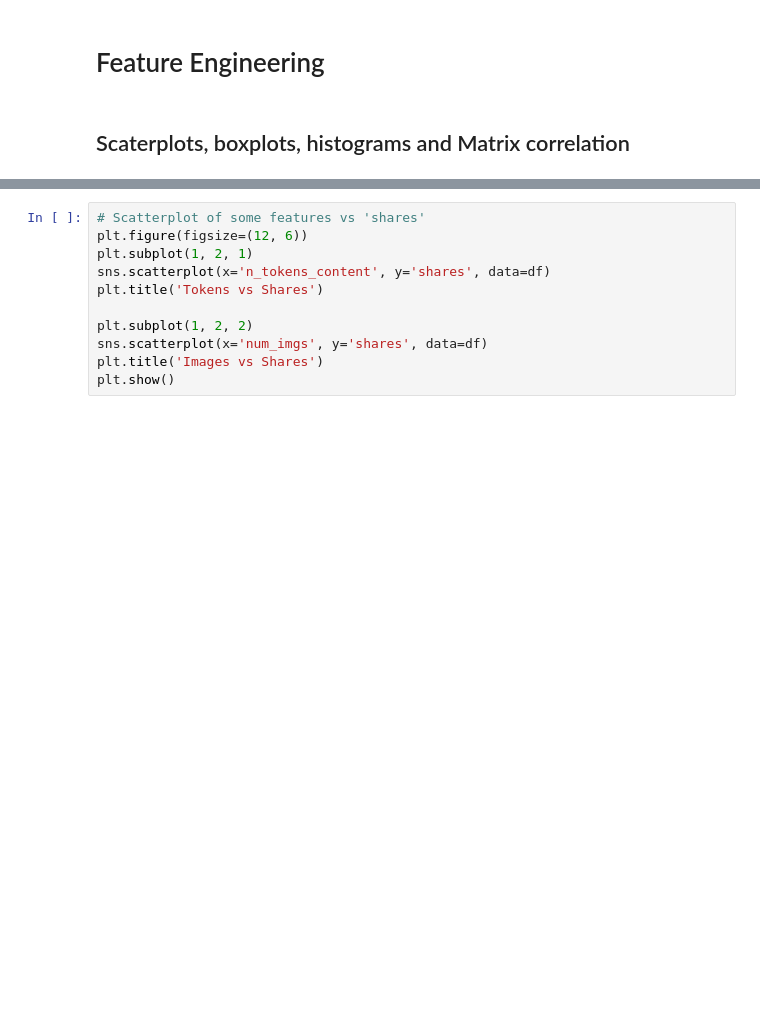
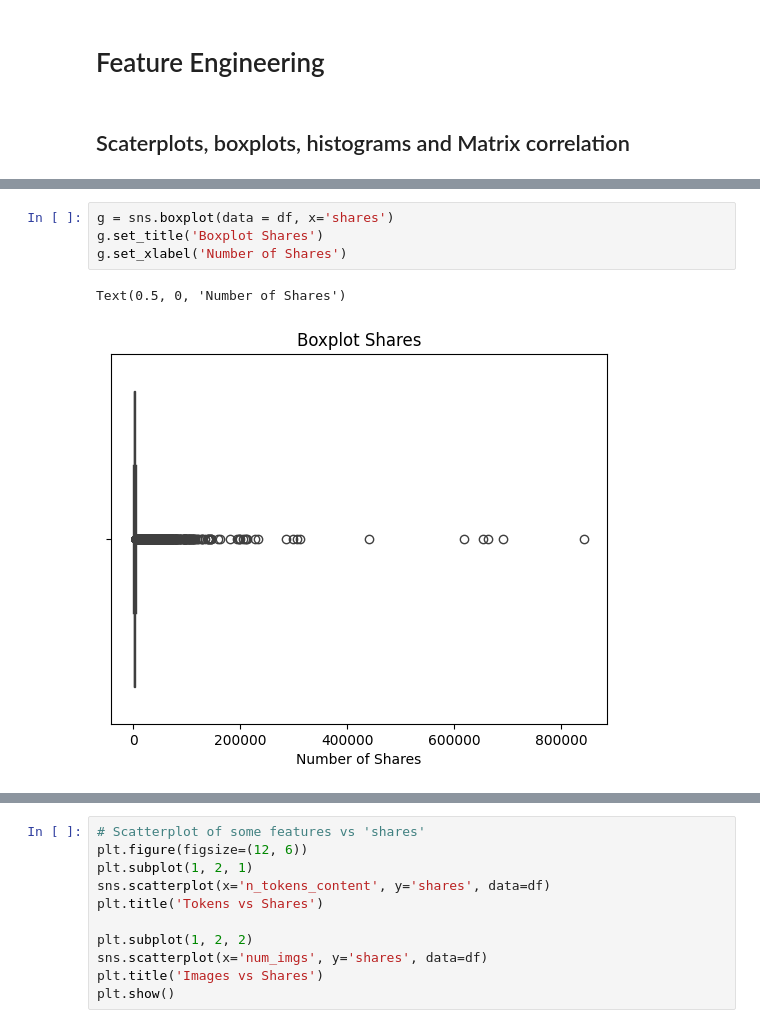
Before and after one commit to Siy-HaackeJ/Data-Challenge-Text-Mining-Green-Way-, a Jupyter notebook: Data Challenges .ipynb, the cells around one changed output, grey strips where cells are left out. Cells and saved outputs as stored; diff of their text form; blank space fills up the shorter version.

```diff
--- a/Data Challenges .ipynb
+++ b/Data Challenges .ipynb
@@ -94,0 +136,7 @@ df.columns = df.columns.str.replace(' ', '')
+# %%
+g = sns.boxplot(data = df, x='shares')
+g.set_title('Boxplot Shares')
+g.set_xlabel('Number of Shares')
+# %% [output]
+Text(0.5, 0, 'Number of Shares')
+[figure, added]
```
Also changed, not shown: parts of 17 cells of this notebook.
